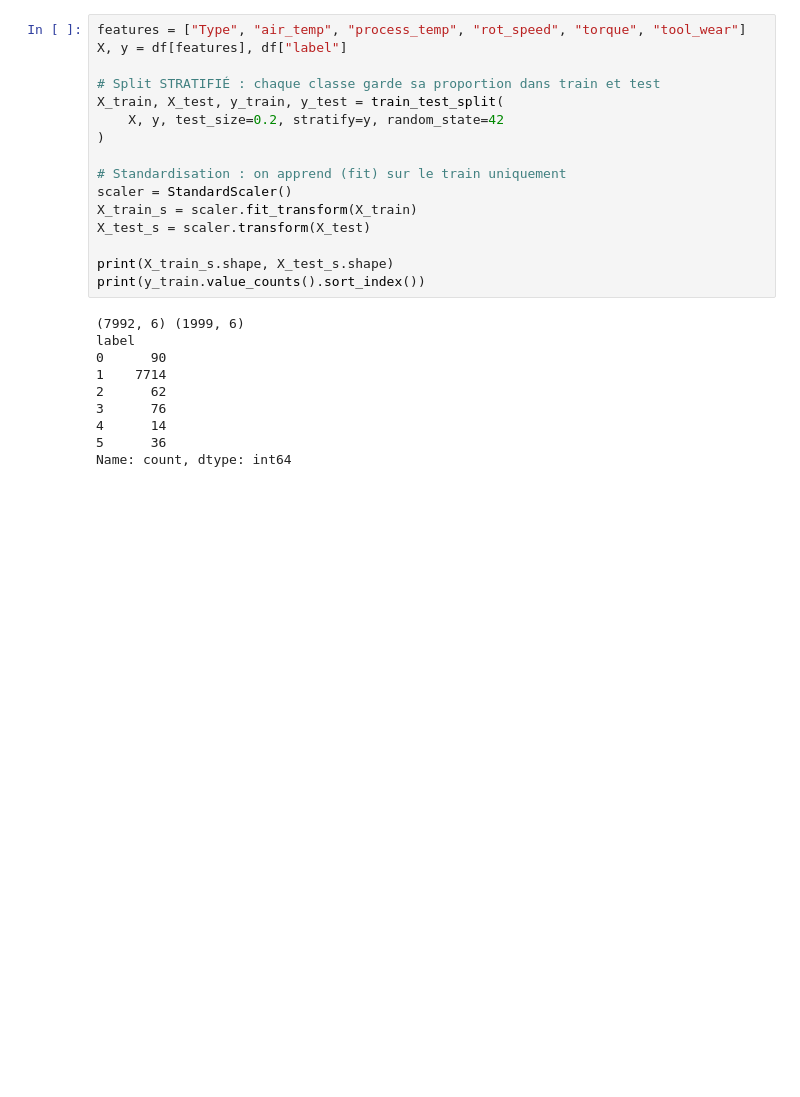
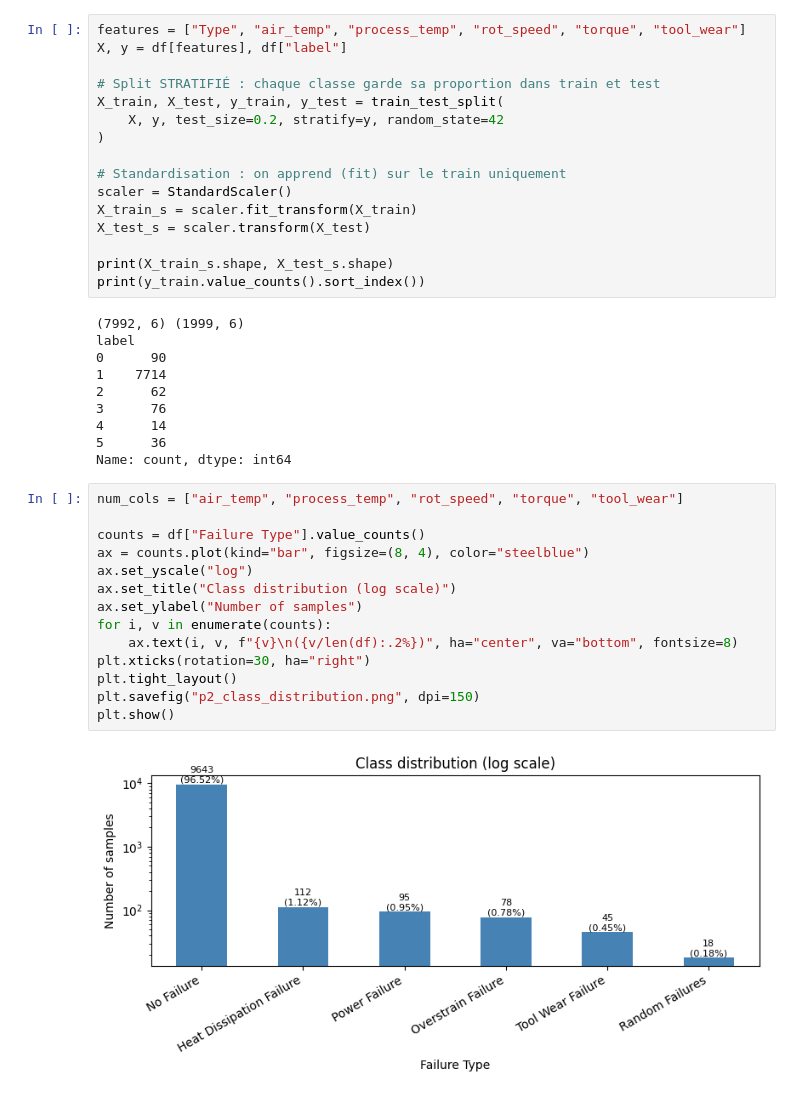
Before and after one commit to Lorraine301/DL-Lab1, a Jupyter notebook: part2-classification.ipynb, the cells around one changed output. Saved outputs shown, nothing was run; the diff lists cells and outputs as text; blank space fills up the shorter version.

```diff
--- a/part2-classification.ipynb
+++ b/part2-classification.ipynb
@@ -141,3 +141,19 @@ label
 4      14
 5      36
 Name: count, dtype: int64
+# %%
+num_cols = ["air_temp", "process_temp", "rot_speed", "torque", "tool_wear"]
+
+counts = df["Failure Type"].value_counts()
+ax = counts.plot(kind="bar", figsize=(8, 4), color="steelblue")
+ax.set_yscale("log")
+ax.set_title("Class distribution (log scale)")
+ax.set_ylabel("Number of samples")
+for i, v in enumerate(counts):
+    ax.text(i, v, f"{v}\n({v/len(df):.2%})", ha="center", va="bottom", fontsize=8)
+plt.xticks(rotation=30, ha="right")
+plt.tight_layout()
+plt.savefig("p2_class_distribution.png", dpi=150)
+plt.show()
+# %% [output]
+[figure, added]
```
Also changed, not shown: parts of 14 cells of this notebook.
